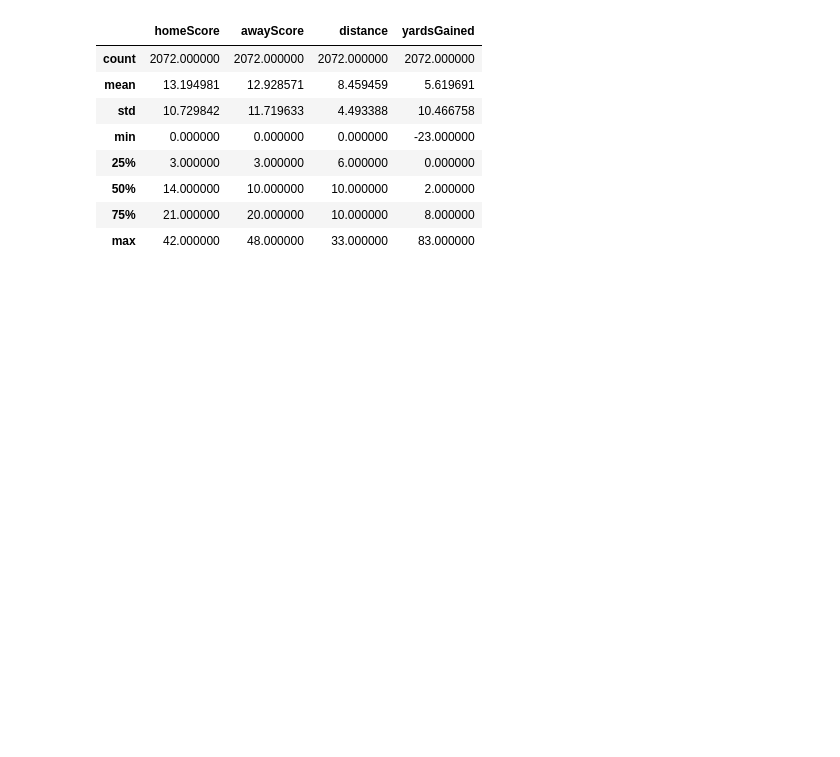
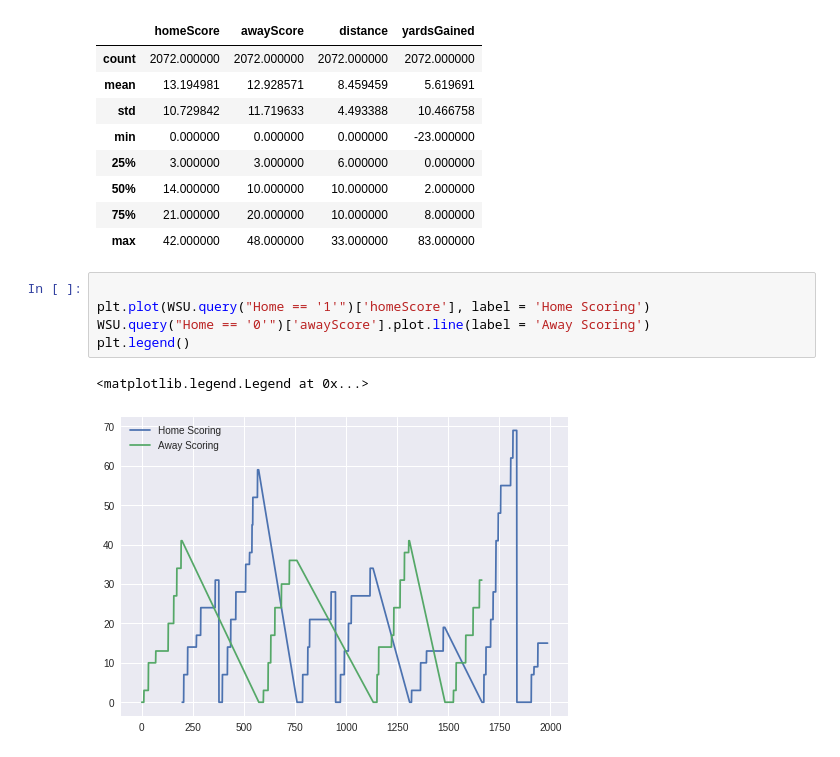
Before and after one commit to LibbyFender/Learning, a Jupyter notebook: Wazzu_Cyclones.ipynb, the cells around one changed output. Drawn from its saved outputs; the diff is of its cells as text; blank space fills up the shorter version.

```diff
--- a/Wazzu_Cyclones.ipynb
+++ b/Wazzu_Cyclones.ipynb
@@ -286,3 +288,11 @@ ISU[['homeScore', 'awayScore', 'distance', 'yardsGained']].describe()
 | 50% | 14.000000 | 10.000000 | 10.000000 | 2.000000 |
 | 75% | 21.000000 | 20.000000 | 10.000000 | 8.000000 |
 | max | 42.000000 | 48.000000 | 33.000000 | 83.000000 |
+# %%
+
+plt.plot(WSU.query("Home == '1'")['homeScore'], label = 'Home Scoring')
+WSU.query("Home == '0'")['awayScore'].plot.line(label = 'Away Scoring')
+plt.legend()
+# %% [output]
+<matplotlib.legend.Legend at 0x...>
+[figure, added]
```
Also changed, not shown: parts of 14 cells of this notebook.
